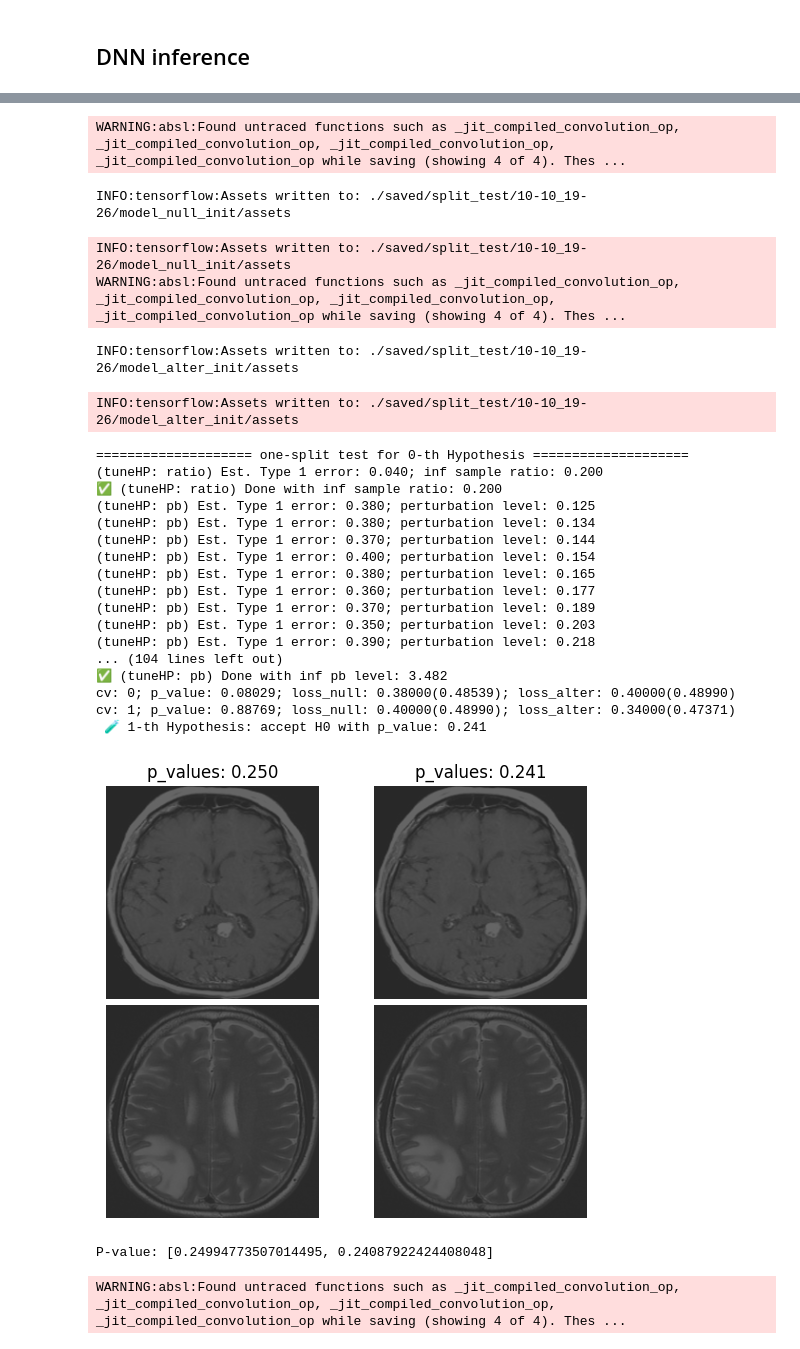
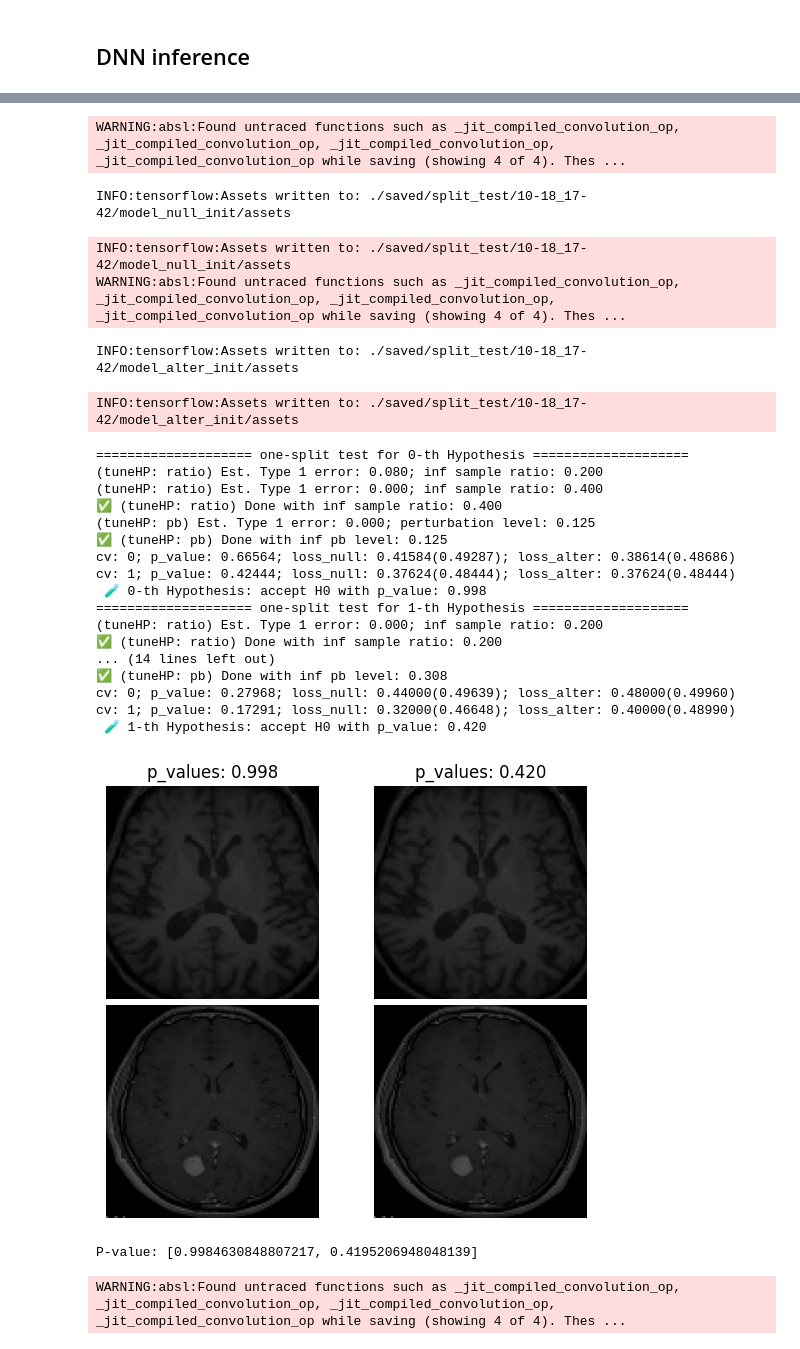
Before and after one commit to HanyuPei22/DNN-inference-on-Tumor-data, a Jupyter notebook: Tumor_CNN.ipynb, the cells around one changed output, grey strips where cells are left out. Drawn from its saved outputs; the diff is of its cells as text; code cells hidden in the pictures.

```diff
--- a/Tumor_CNN.ipynb
+++ b/Tumor_CNN.ipynb
@@ -144,8 +142,9 @@ def load_data(dir_list, image_size):
 Image_yes = IMG_PATH+'yes'
 Image_no = IMG_PATH+'no'
 
-IMG_WIDTH, IMG_HEIGHT = (224, 224)
+IMG_WIDTH, IMG_HEIGHT = (112, 112)
 
 X, y = load_data([Image_yes, Image_no], (IMG_WIDTH, IMG_HEIGHT))
+y_cat = keras.utils.to_categorical(y, 2)
 # %% [output]
 Number of examples is: 253
@@ -209,7 +208,7 @@ def cnn_model():
 
     model = Sequential()
 
-    model.add(Conv2D(32, kernel_size=(5, 5), input_shape=(224, 224, 3), padding = 'Same'))
+    model.add(Conv2D(32, kernel_size=(5, 5), input_shape=(112, 112, 3), padding = 'Same'))
     model.add(Conv2D(32, kernel_size=(5, 5),  activation ='relu', padding = 'Same'))
 
 
@@ -247,7 +246,7 @@ from dnn_inference.sig_test import split_test
 ## testing based on learning models
 
 from tensorflow.keras.callbacks import EarlyStopping
-es = EarlyStopping(monitor='val_loss', mode='min',verbose=0, patience=30, restore_best_weights=True)
+es = EarlyStopping(monitor='val_loss', mode='min',verbose=0, patience=20, restore_best_weights=True)
 
 
 fit_params = {'callbacks': [es],
@@ -269,7 +268,7 @@ tune_params = { 'num_perm': 100,
                 'ratio_grid': [.2, .4, .6, .8],
                 'if_reverse': 0,
                 'pertube': None,
-                #'perturb_range': 2.**np.arange(-3,3,.1),
+                'perturb_range': 2.**np.arange(-3,3,.1),
                 'tune_ratio_method': 'fuse',
                 'tune_pb_method': 'fuse',
                 'cv_num': 2,
@@ -278,39 +277,40 @@ tune_params = { 'num_perm': 100,
 # %%
 from dnn_inference.sig_test import split_test
 ## testing based on learning models
-inf_feats = [[np.arange(0,112),np.arange(0,224)],[np.arange(113,224),np.arange(0,224)]]
+inf_feats = [[np.arange(0,56),np.arange(0,112)],[np.arange(57,112),np.arange(0,112)]]
 cue = split_test(inf_feats=inf_feats, model_null = model_null, model_alter=model_alter, eva_metric='zero-one')
-P_value = cue.testing(X, y, fit_params, test_params, tune_params)
+P_value = cue.testing(X, y_cat, fit_params, test_params, tune_params)
 # %% [output]
 WARNING:absl:Found untraced functions such as _jit_compiled_convolution_op, _jit_compiled_convolution_op, _jit_compiled_convolution_op, _jit_compiled_convolution_op while saving (showing 4 of 4). Thes ...
-INFO:tensorflow:Assets written to: ./saved/split_test/10-10_19-26/model_null_init/assets
+INFO:tensorflow:Assets written to: ./saved/split_test/10-18_17-42/model_null_init/assets
-INFO:tensorflow:Assets written to: ./saved/split_test/10-10_19-26/model_null_init/assets
+INFO:tensorflow:Assets written to: ./saved/split_test/10-18_17-42/model_null_init/assets
 WARNING:absl:Found untraced functions such as _jit_compiled_convolution_op, _jit_compiled_convolution_op, _jit_compiled_convolution_op, _jit_compiled_convolution_op while saving (showing 4 of 4). Thes ...
-INFO:tensorflow:Assets written to: ./saved/split_test/10-10_19-26/model_alter_init/assets
+INFO:tensorflow:Assets written to: ./saved/split_test/10-18_17-42/model_alter_init/assets
-INFO:tensorflow:Assets written to: ./saved/split_test/10-10_19-26/model_alter_init/assets
+INFO:tensorflow:Assets written to: ./saved/split_test/10-18_17-42/model_alter_init/assets
 ==================== one-split test for 0-th Hypothesis ====================
-(tuneHP: ratio) Est. Type 1 error: 0.040; inf sample ratio: 0.200
+(tuneHP: ratio) Est. Type 1 error: 0.080; inf sample ratio: 0.200
+(tuneHP: ratio) Est. Type 1 error: 0.000; inf sample ratio: 0.400
+✅ (tuneHP: ratio) Done with inf sample ratio: 0.400
+(tuneHP: pb) Est. Type 1 error: 0.000; perturbation level: 0.125
+✅ (tuneHP: pb) Done with inf pb level: 0.125
+cv: 0; p_value: 0.66564; loss_null: 0.41584(0.49287); loss_alter: 0.38614(0.48686)
+cv: 1; p_value: 0.42444; loss_null: 0.37624(0.48444); loss_alter: 0.37624(0.48444)
+ 🧪 0-th Hypothesis: accept H0 with p_value: 0.998
+==================== one-split test for 1-th Hypothesis ====================
+(tuneHP: ratio) Est. Type 1 error: 0.000; inf sample ratio: 0.200
 ✅ (tuneHP: ratio) Done with inf sample ratio: 0.200
-(tuneHP: pb) Est. Type 1 error: 0.380; perturbation level: 0.125
-(tuneHP: pb) Est. Type 1 error: 0.380; perturbation level: 0.134
-(tuneHP: pb) Est. Type 1 error: 0.370; perturbation level: 0.144
-(tuneHP: pb) Est. Type 1 error: 0.400; perturbation level: 0.154
-(tuneHP: pb) Est. Type 1 error: 0.380; perturbation level: 0.165
-(tuneHP: pb) Est. Type 1 error: 0.360; perturbation level: 0.177
-(tuneHP: pb) Est. Type 1 error: 0.370; perturbation level: 0.189
-(tuneHP: pb) Est. Type 1 error: 0.350; perturbation level: 0.203
-(tuneHP: pb) Est. Type 1 error: 0.390; perturbation level: 0.218
-... (104 lines left out)
-✅ (tuneHP: pb) Done with inf pb level: 3.482
-cv: 0; p_value: 0.08029; loss_null: 0.38000(0.48539); loss_alter: 0.40000(0.48990)
-cv: 1; p_value: 0.88769; loss_null: 0.40000(0.48990); loss_alter: 0.34000(0.47371)
- 🧪 1-th Hypothesis: accept H0 with p_value: 0.241
+... (14 lines left out)
+✅ (tuneHP: pb) Done with inf pb level: 0.308
+cv: 0; p_value: 0.27968; loss_null: 0.44000(0.49639); loss_alter: 0.48000(0.49960)
+cv: 1; p_value: 0.17291; loss_null: 0.32000(0.46648); loss_alter: 0.40000(0.48990)
+ 🧪 1-th Hypothesis: accept H0 with p_value: 0.420
 # %%
-cue.visual(X,y)
+cue.visual(X,y_cat,
+           plt_params = {'cmap':'gray','alpha':1.})
 print('P-value: %s'%P_value)
 # %% [output]
-[figure, old version]
+[figure, new version]
-P-value: [0.24994773507014495, 0.24087922424408048]
+P-value: [0.9984630848807217, 0.4195206948048139]
 # %%
 from dnn_inference.sig_test import split_test
 ## testing based on learning models
```
Also changed, not shown: parts of 11 cells of this notebook.
